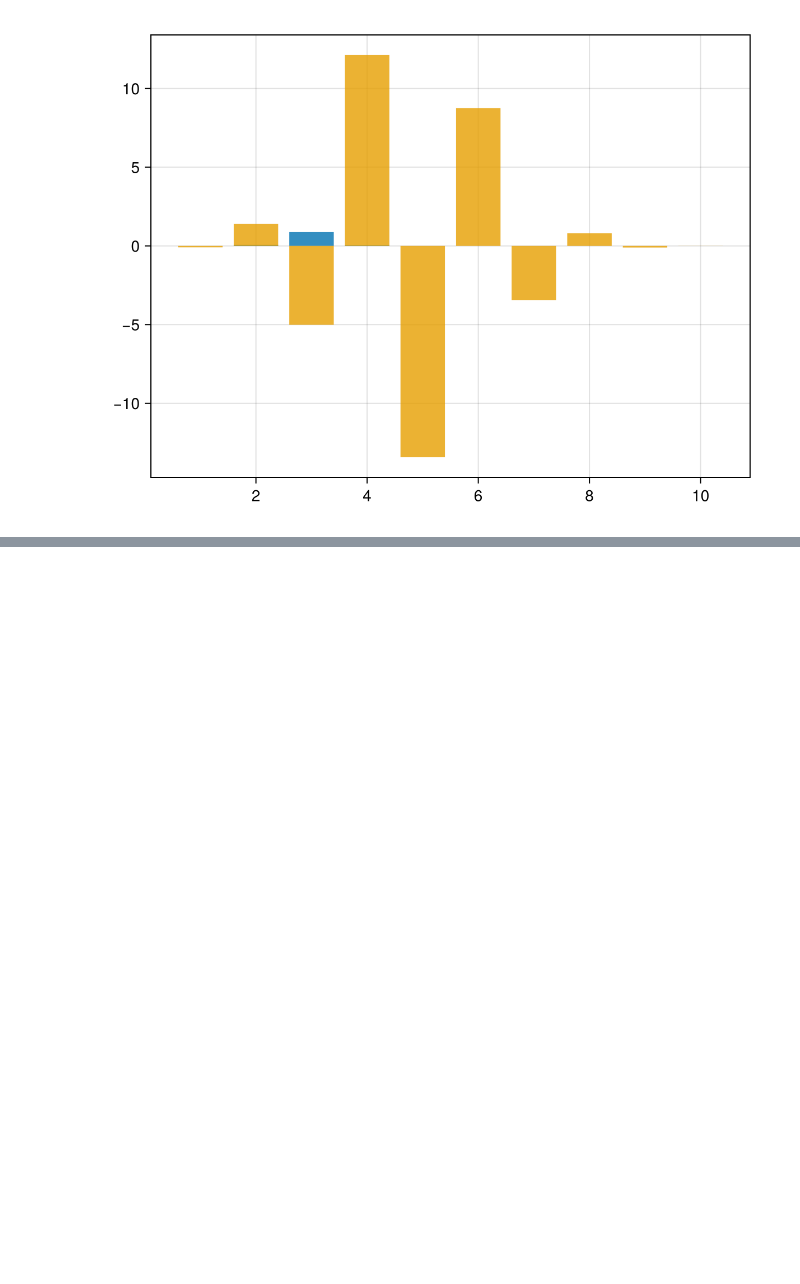
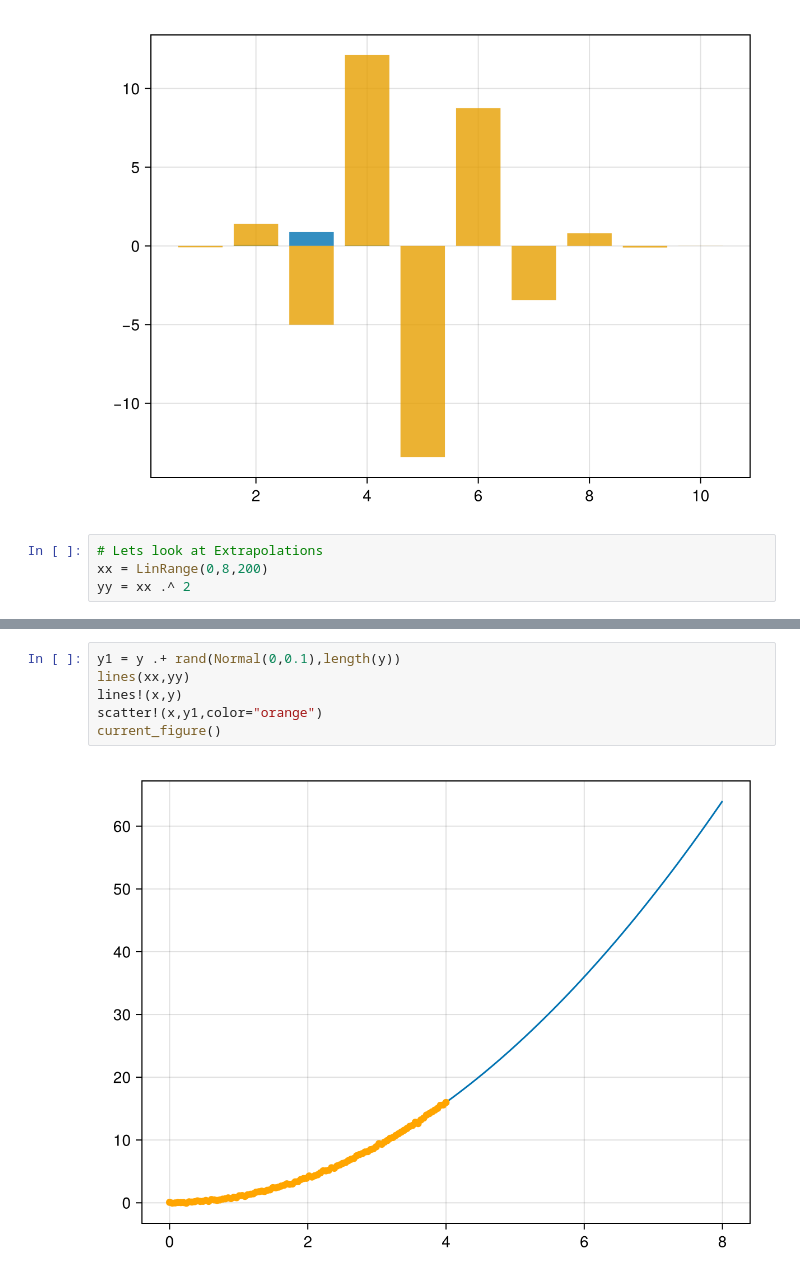
Before and after one commit to helmutstrey/BME-574-2024, a Jupyter notebook: RegressionCurveFitting.ipynb, the cells around one changed output, grey strips where cells are left out. Drawn from its saved outputs; the diff is of its cells as text; blank space fills up the shorter version.

```diff
--- a/RegressionCurveFitting.ipynb
+++ b/RegressionCurveFitting.ipynb
@@ -141,3 +141,7 @@ barplot!(b10lq)
 current_figure()
 # %% [output]
 [figure]
+# %%
+# Lets look at Extrapolations
+xx = LinRange(0,8,200)
+yy = xx .^ 2
@@ -143,0 +166,8 @@ current_figure()
+# %%
+y1 = y .+ rand(Normal(0,0.1),length(y))
+lines(xx,yy)
+lines!(x,y)
+scatter!(x,y1,color="orange")
+current_figure()
+# %% [output]
+[figure, added]
```
Also changed, not shown: parts of 3 cells of this notebook, 3 other files.
